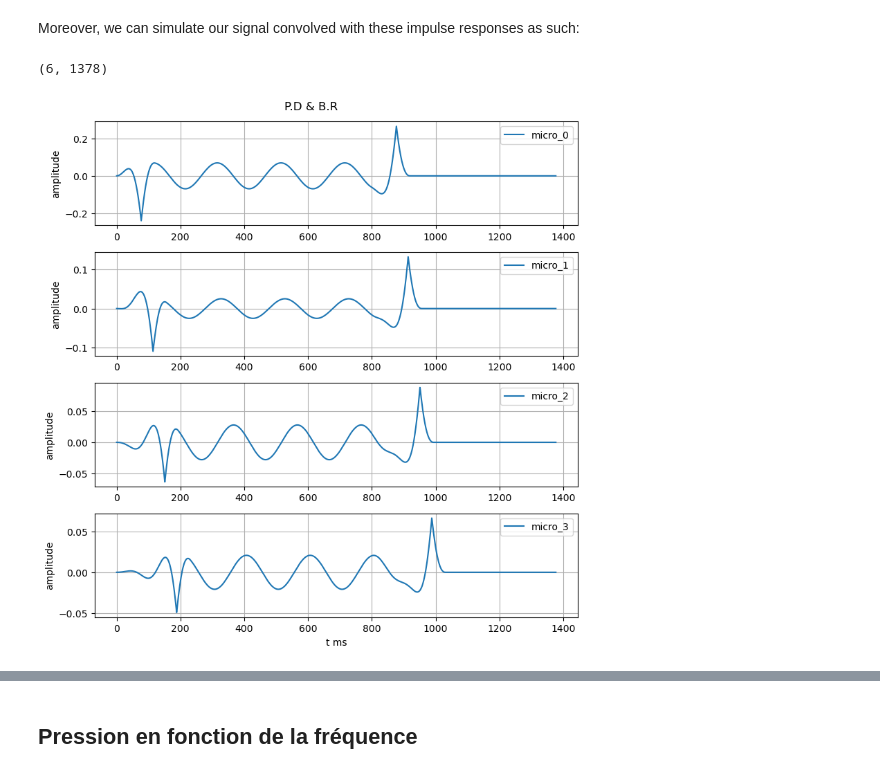
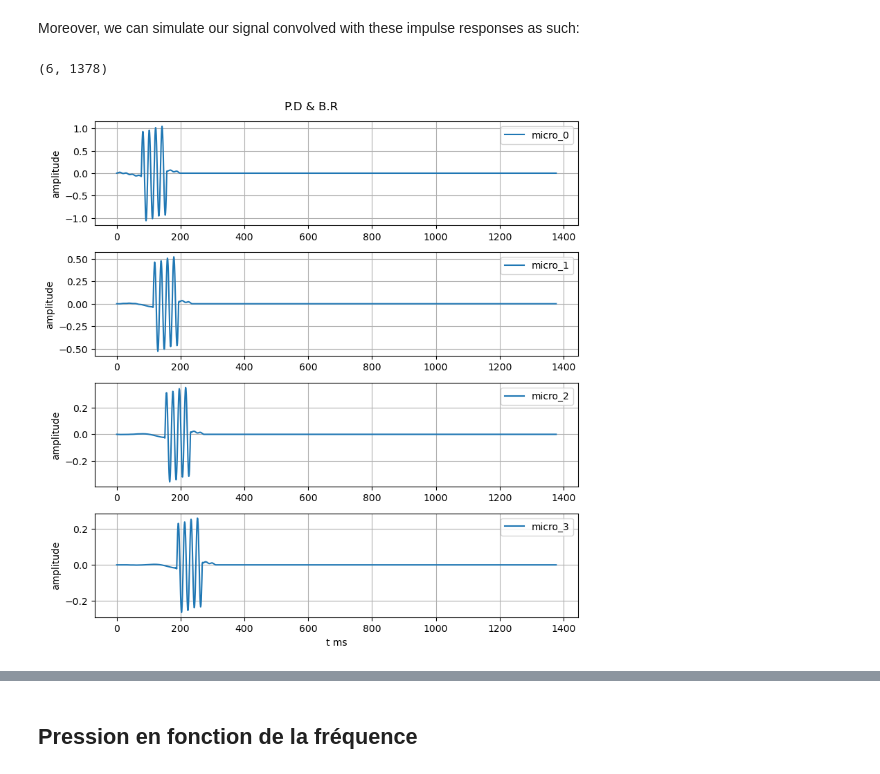
Before and after one commit to PierreDOE/TP2_Acoustics, a Jupyter notebook: Pierre_doe_TP2.ipynb, the cells around one changed output, grey strips where cells are left out. Drawn from its saved outputs; the diff is of its cells as text; code cells hidden in the pictures.

```diff
--- a/Pierre_doe_TP2.ipynb
+++ b/Pierre_doe_TP2.ipynb
@@ -1467,5 +1467,2 @@ array([0., 0., 0., ..., 0., 0., 0.], dtype=float32)
 # %% [markdown]
 We can now measure the reverberation time of the RIR.
-# %%
-t60 = pra.experimental.measure_rt60(room.rir[0][0], fs=room.fs, plot=True)
-print(f"The RT60 is {t60 * 1000:.0f} ms")
@@ -1475,20 +1469,48 @@ The RT60 is 6 ms
 # %% [markdown]
 Moreover, we can simulate our signal convolved with these impulse responses as such:
-# %%
-room.simulate()
-print(room.mic_array.signals.shape)
-plt.figure(figsize=[8, 8])
-plt.suptitle("P.D & B.R")
-for i in range(4):
-    plt.subplot(4,1,i+1)
-    plt.plot(room.mic_array.signals[i],label = f'micro_{i}')
-    plt.legend()
-    plt.ylabel("amplitude")
-    plt.tight_layout()
-    plt.grid()
-
-plt.xlabel("t ms")
-plt.show()
-# %% [output]
-(6, 1378)
-[figure, removed]
+# %%
+# specify signal source
+fs, signal = wavfile.read("arctic_a0010.wav")
+fs = samples
+ordre_voulu = 0
+
+# Propriétés de l'atmosphère martienne
+sound_speed_mars = 270  # Vitesse du son sur Mars en m/s
+absorption_mars = 0.05  # Approximation pour l'absorption
+
+# Table d'absorption des fréquences (approximée)
+frequencies = np.array([10, 100, 1000, 10000])  # Fréquences en Hz
+absorption_coefficients = np.array([0.0001, 0.01, 0.1, 1.0])  # Coefficients en dB/m
+
+# Setting the room
+room = pra.Room.from_corners(corners, fs=fs, max_order=ordre_voulu, materials=pra.Material(0.1, 0.1), ray_tracing=False, air_absorption=True)
+room.c = sound_speed_mars  # Ajuste la vitesse du son
+room.extrude(2., materials=pra.Material(0.1, 0.1))
+
+# add source and set the signal to WAV file content
+room.add_source([2, 0.5, 1.5], signal=extended_signal)
+
+# add two-microphone array
+R = np.array([[3,4,5,6,7,10], [0.5,0.5,0.5, 0.5,0.5,0.5], [1.5,1.5,1.5, 1.5,1.5, 1.5]])  # [[x], [y], [z]]
+room.add_microphone(R)
+
+# compute image sources
+room.image_source_model()
+
+room.simulate()
+print(room.mic_array.signals.shape)
+plt.figure(figsize=[8, 8])
+plt.suptitle("P.D & B.R")
+for i in range(4):
+    plt.subplot(4,1,i+1)
+    plt.plot(room.mic_array.signals[i],label = f'micro_{i}')
+    plt.legend()
+    plt.ylabel("amplitude")
+    plt.tight_layout()
+    plt.grid()
+
+plt.xlabel("t ms")
+plt.show()
+# %% [output]
+(6, 1378)
+[figure, added]
```
Also changed, not shown: parts of 16 cells of this notebook.
